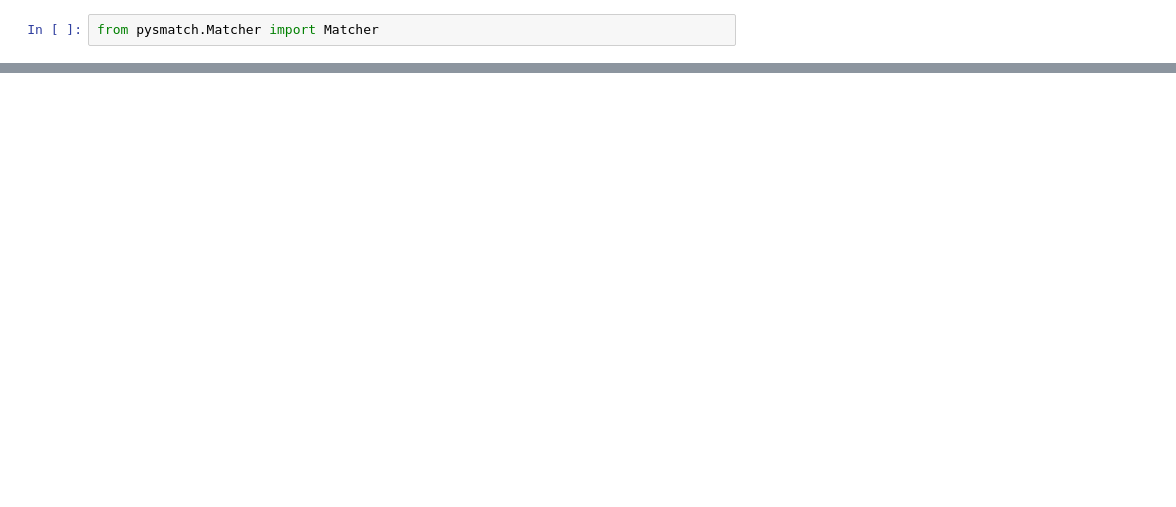
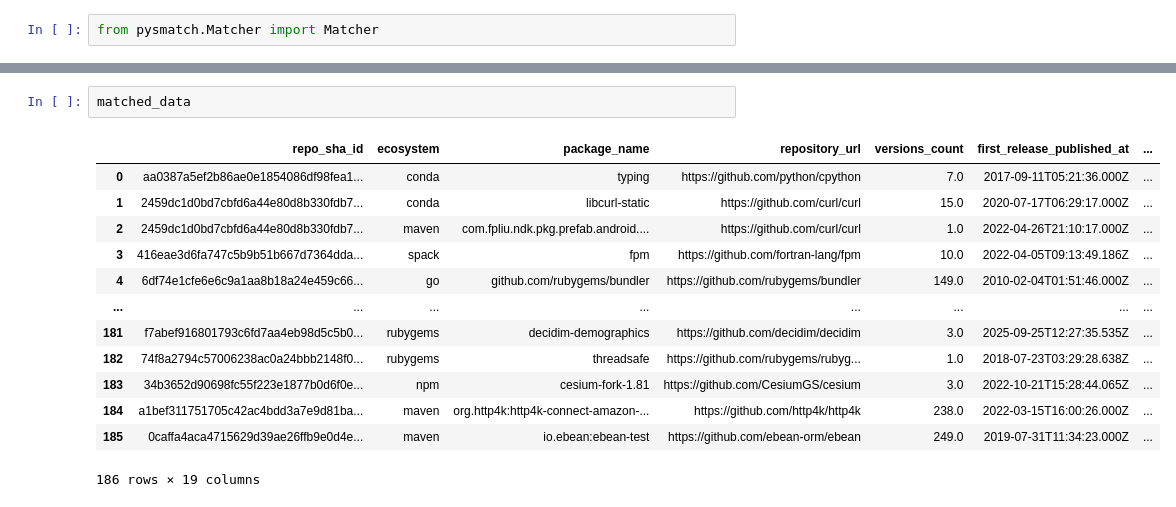
Before and after one commit to ldmnch/thesis_mds_2026, a Jupyter notebook: laias_thesis_scripts/probability_weighting.ipynb, the cells around one changed output, grey strips where cells are left out. Cells and saved outputs as stored; diff of their text form; blank space fills up the shorter version.

```diff
--- a/laias_thesis_scripts/probability_weighting.ipynb
+++ b/laias_thesis_scripts/probability_weighting.ipynb
@@ -113,0 +110,16 @@ m.plot_matched_scores()
+# %%
+matched_data
+# %% [output]
+|  | repo_sha_id | ecosystem | package_name | repository_url | versions_count | first_release_published_at | ... |
+| 0 | aa0387a5ef2b86ae0e1854086df98fea1... | conda | typing | https://github.com/python/cpython | 7.0 | 2017-09-11T05:21:36.000Z | ... |
+| 1 | 2459dc1d0bd7cbfd6a44e80d8b330fdb7... | conda | libcurl-static | https://github.com/curl/curl | 15.0 | 2020-07-17T06:29:17.000Z | ... |
+| 2 | 2459dc1d0bd7cbfd6a44e80d8b330fdb7... | maven | com.fpliu.ndk.pkg.prefab.android.... | https://github.com/curl/curl | 1.0 | 2022-04-26T21:10:17.000Z | ... |
+| 3 | 416eae3d6fa747c5b9b51b667d7364dda... | spack | fpm | https://github.com/fortran-lang/fpm | 10.0 | 2022-04-05T09:13:49.186Z | ... |
+| 4 | 6df74e1cfe6e6c9a1aa8b18a24e459c66... | go | github.com/rubygems/bundler | https://github.com/rubygems/bundler | 149.0 | 2010-02-04T01:51:46.000Z | ... |
+| ... | ... | ... | ... | ... | ... | ... | ... |
+| 181 | f7abef916801793c6fd7aa4eb98d5c5b0... | rubygems | decidim-demographics | https://github.com/decidim/decidim | 3.0 | 2025-09-25T12:27:35.535Z | ... |
+| 182 | 74f8a2794c57006238ac0a24bbb2148f0... | rubygems | threadsafe | https://github.com/rubygems/rubyg... | 1.0 | 2018-07-23T03:29:28.638Z | ... |
+| 183 | 34b3652d90698fc55f223e1877b0d6f0e... | npm | cesium-fork-1.81 | https://github.com/CesiumGS/cesium | 3.0 | 2022-10-21T15:28:44.065Z | ... |
+| 184 | a1bef311751705c42ac4bdd3a7e9d81ba... | maven | org.http4k:http4k-connect-amazon-... | https://github.com/http4k/http4k | 238.0 | 2022-03-15T16:00:26.000Z | ... |
+| 185 | 0caffa4aca4715629d39ae26ffb9e0d4e... | maven | io.ebean:ebean-test | https://github.com/ebean-orm/ebean | 249.0 | 2019-07-31T11:34:23.000Z | ... |
+186 rows × 19 columns
```
Also changed, not shown: parts of 10 cells of this notebook, 3 other files.
